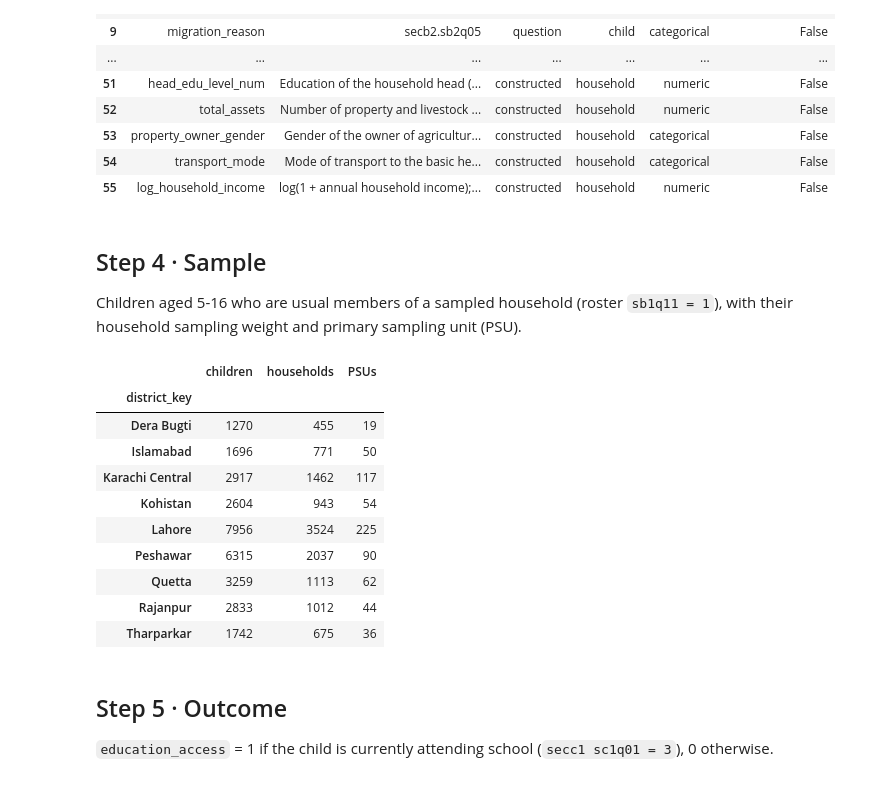
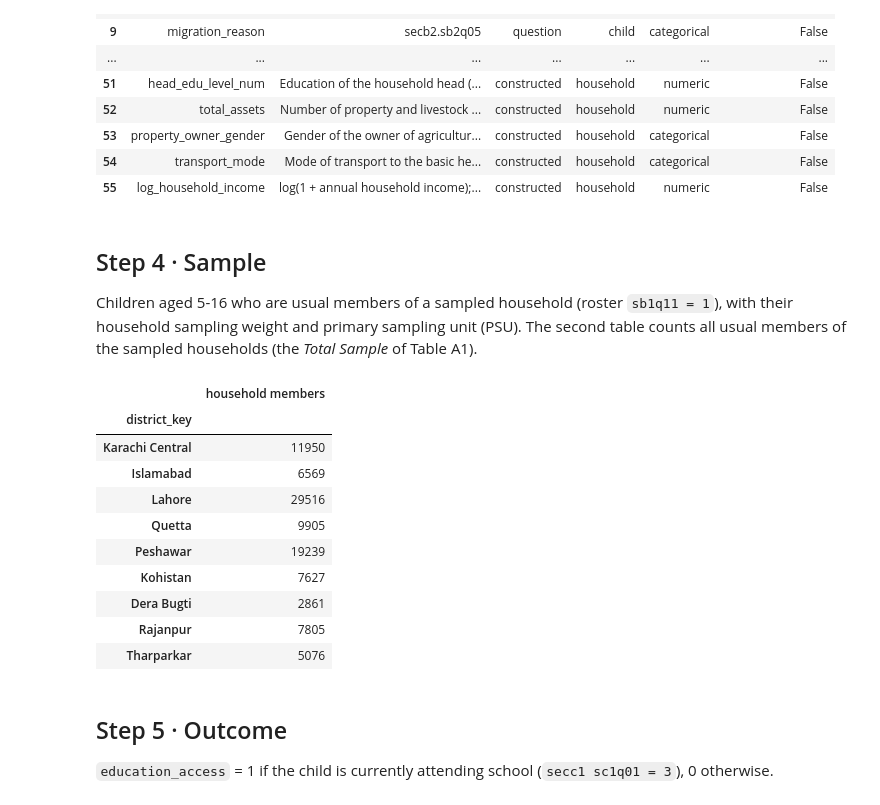
Before and after one commit to Basit-Rahim/EEP_Reproduceability, a Jupyter notebook: notebooks/01_data_preparation.ipynb, the cells around one changed output. Drawn from its saved outputs; the diff is of its cells as text; code cells hidden in the pictures.

```diff
--- a/notebooks/01_data_preparation.ipynb
+++ b/notebooks/01_data_preparation.ipynb
@@ -104,23 +104,27 @@ variables
 # %% [markdown]
 ## Step 4 · Sample
 Children aged 5-16 who are usual members of a sampled household (roster `sb1q11 = 1`), with their household sampling weight and primary sampling unit (PSU).
+The second table counts all usual members of the sampled households (the *Total Sample* of Table A1).
 # %%
 analysis = build_dataset()
 analysis.groupby("district_key").agg(children=("idc", "size"),
                                      households=("hhcode", "nunique"),
                                      PSUs=("psu", "nunique")).rename(index=LABEL)
+
+members = district_members()
+display(members.rename(index=LABEL).to_frame())
 # %% [output]
-|  | children | households | PSUs |
-| district_key |  |  |  |
-| Dera Bugti | 1270 | 455 | 19 |
-| Islamabad | 1696 | 771 | 50 |
-| Karachi Central | 2917 | 1462 | 117 |
-| Kohistan | 2604 | 943 | 54 |
-| Lahore | 7956 | 3524 | 225 |
-| Peshawar | 6315 | 2037 | 90 |
-| Quetta | 3259 | 1113 | 62 |
-| Rajanpur | 2833 | 1012 | 44 |
-| Tharparkar | 1742 | 675 | 36 |
+|  | household members |
+| district_key |  |
+| Karachi Central | 11950 |
+| Islamabad | 6569 |
+| Lahore | 29516 |
+| Quetta | 9905 |
+| Peshawar | 19239 |
+| Kohistan | 7627 |
+| Dera Bugti | 2861 |
+| Rajanpur | 7805 |
+| Tharparkar | 5076 |
 # %% [markdown]
 ## Step 5 · Outcome
 `education_access` = 1 if the child is currently attending school (`secc1 sc1q01 = 3`), 0 otherwise.
```
Also changed, not shown: parts of 3 cells of this notebook, 5 other files.
